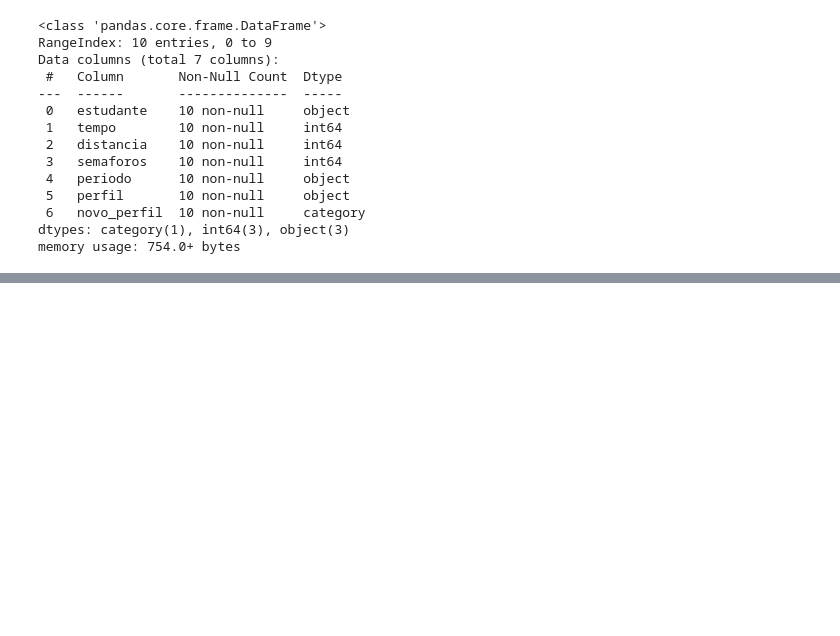
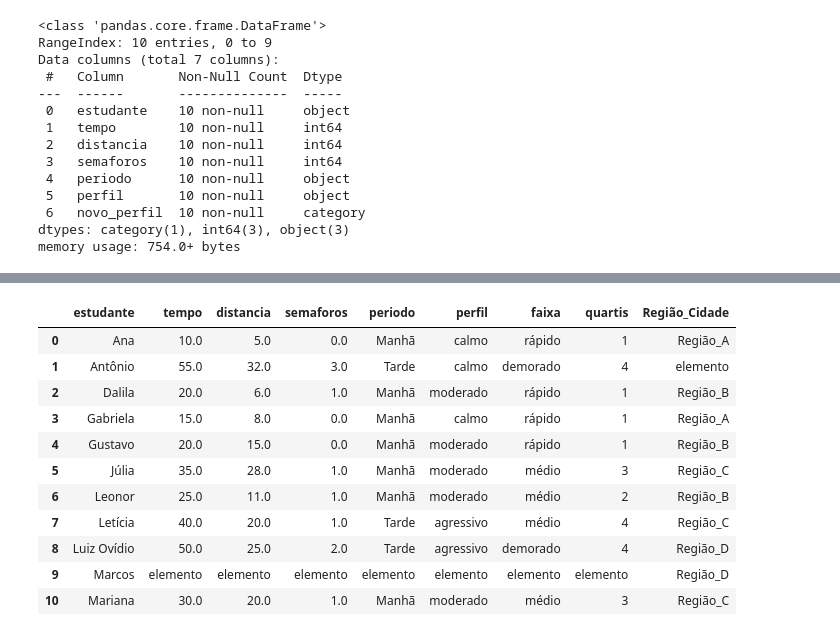
Before and after one commit to kathyllin/Data-Wrangling, a Jupyter notebook: Aula-1.ipynb, the cells around one changed output, grey strips where cells are left out. Cells and saved outputs as stored; diff of their text form; code cells hidden in the pictures; blank space fills up the shorter version.

```diff
--- a/Aula-1.ipynb
+++ b/Aula-1.ipynb
@@ -220,0 +474,2 @@ df_org_4 = dados_tempo.sort_values(by=['perfil'], ascending=False).reset_index(d
+# %%
+dados_merge.rename(columns={'Estudante':'estudante'}, inplace=True)
@@ -220,0 +480,2 @@ df_org_4 = dados_tempo.sort_values(by=['perfil'], ascending=False).reset_index(d
+# %%
+merge_3 = pd.merge(dados_tempo, dados_merge, on='estudante', how='outer')
@@ -220,0 +529,17 @@ df_org_4 = dados_tempo.sort_values(by=['perfil'], ascending=False).reset_index(d
+# %%
+merge_3 = merge_3.assign(quartis = merge_3.quartis.astype('object'))
+# %%
+merge_3.fillna('elemento')
+# %% [output]
+|  | estudante | tempo | distancia | semaforos | periodo | perfil | faixa | quartis | Região_Cidade |
+| 0 | Ana | 10.0 | 5.0 | 0.0 | Manhã | calmo | rápido | 1 | Região_A |
+| 1 | Antônio | 55.0 | 32.0 | 3.0 | Tarde | calmo | demorado | 4 | elemento |
+| 2 | Dalila | 20.0 | 6.0 | 1.0 | Manhã | moderado | rápido | 1 | Região_B |
+| 3 | Gabriela | 15.0 | 8.0 | 0.0 | Manhã | calmo | rápido | 1 | Região_A |
+| 4 | Gustavo | 20.0 | 15.0 | 0.0 | Manhã | moderado | rápido | 1 | Região_B |
+| 5 | Júlia | 35.0 | 28.0 | 1.0 | Manhã | moderado | médio | 3 | Região_C |
+| 6 | Leonor | 25.0 | 11.0 | 1.0 | Manhã | moderado | médio | 2 | Região_B |
+| 7 | Letícia | 40.0 | 20.0 | 1.0 | Tarde | agressivo | médio | 4 | Região_C |
+| 8 | Luiz Ovídio | 50.0 | 25.0 | 2.0 | Tarde | agressivo | demorado | 4 | Região_D |
+| 9 | Marcos | elemento | elemento | elemento | elemento | elemento | elemento | elemento | Região_D |
+| 10 | Mariana | 30.0 | 20.0 | 1.0 | Manhã | moderado | médio | 3 | Região_C |
```
Also changed, not shown: parts of 41 cells of this notebook.
